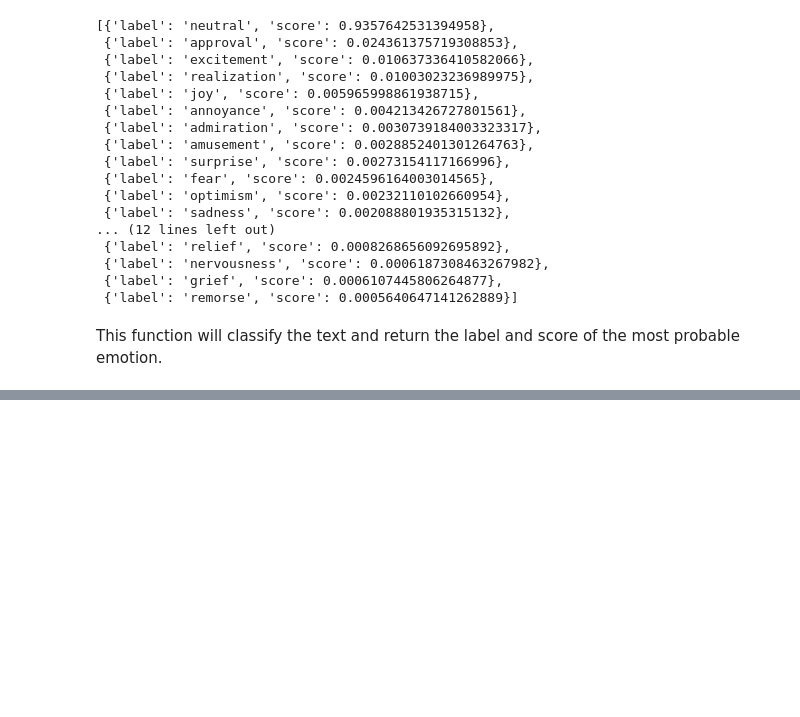
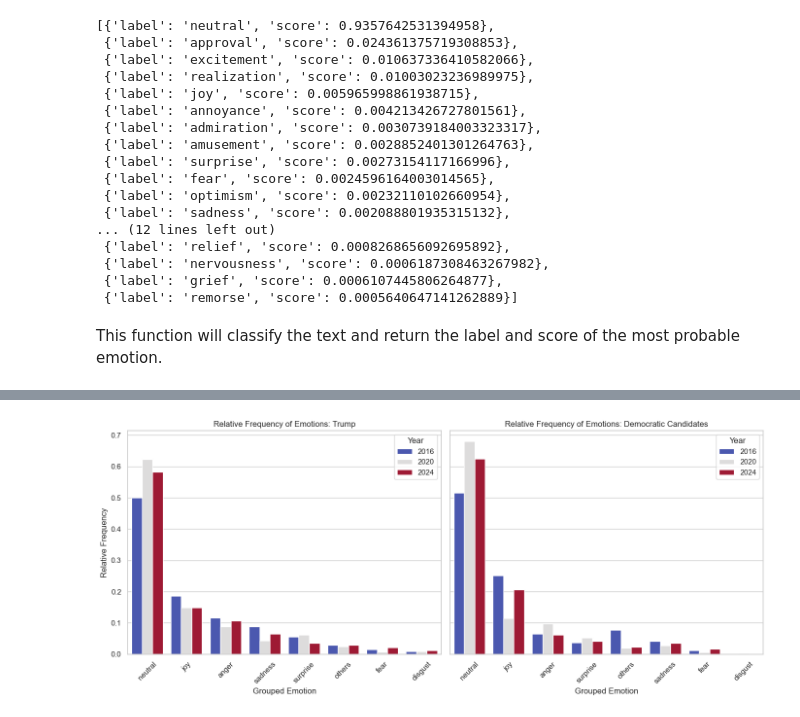
Before and after one commit to chiesastefano/politicalText, a Jupyter notebook: sample.ipynb, the cells around one changed output, grey strips where cells are left out. Cells and saved outputs as stored; diff of their text form; code cells hidden in the pictures; blank space fills up the shorter version.

Commit message:
Update
Graph with frequency

```diff
--- a/sample.ipynb
+++ b/sample.ipynb
@@ -230,0 +345,3 @@ Average score: 0.6978447681391637
+# %%
+df_freq = compute_relative_emotion_frequency(speeches_done, emotion_col="grouped_emotion")
+df_freq
@@ -230,0 +362,3 @@ Average score: 0.6978447681391637
+# %%
+df_freq_dem = compute_relative_emotion_frequency(speeches_done, emotion_col="grouped_emotion", democrat=1)
+df_freq_dem
@@ -230,0 +383,2 @@ Average score: 0.6978447681391637
+# %%
+avg_relative_frequency_dem = df_freq_dem.groupby(['Year', 'grouped_emotion'])['relative_frequency'].mean().reset_index()
@@ -230,0 +405,2 @@ Average score: 0.6978447681391637
+# %%
+avg_relative_frequency_trump = df_freq[df_freq['Speaker'] == 'Trump'].groupby(['Year', 'grouped_emotion'])['relative_frequency'].mean().reset_index()
@@ -230,0 +427,51 @@ Average score: 0.6978447681391637
+# %%
+import matplotlib.pyplot as plt
+import seaborn as sns
+
+# Calculate total frequency for each emotion
+total_frequency_trump = avg_relative_frequency_trump.groupby('grouped_emotion')['relative_frequency'].sum().reset_index()
+total_frequency_trump = total_frequency_trump.sort_values(by='relative_frequency', ascending=False)
+
+total_frequency_dem = avg_relative_frequency_dem.groupby('grouped_emotion')['relative_frequency'].sum().reset_index()
+total_frequency_dem = total_frequency_dem.sort_values(by='relative_frequency', ascending=False)
+
+# Reorder the emotions in both dataframes based on the total frequency
+ordered_emotions_trump = total_frequency_trump['grouped_emotion'].tolist()
+ordered_emotions_dem = total_frequency_dem['grouped_emotion'].tolist()
+
+avg_relative_frequency_trump['grouped_emotion'] = pd.Categorical(avg_relative_frequency_trump['grouped_emotion'],
+                                                                categories=ordered_emotions_trump,
+                                                                ordered=True)
+
+avg_relative_frequency_dem['grouped_emotion'] = pd.Categorical(avg_relative_frequency_dem['grouped_emotion'],
+                                                               categories=ordered_emotions_dem,
+                                                               ordered=True)
+
+# Set up the figure with two subplots (one for each)
+fig, axes = plt.subplots(1, 2, figsize=(14, 6), sharey=True)
+
+# Plot for Trump
+sns.barplot(data=avg_relative_frequency_trump, x='grouped_emotion', y='relative_frequency',
+            hue='Year', ax=axes[0], palette='coolwarm')
+axes[0].set_title('Relative Frequency of Emotions: Trump')
+axes[0].set_xlabel('Grouped Emotion')
+axes[0].set_ylabel('Relative Frequency')
+axes[0].tick_params(axis='x', rotation=45)  # Rotate x-axis labels for better readability
+axes[0].legend(title='Year')
+
+# Plot for Democratic candidates
+sns.barplot(data=avg_relative_frequency_dem, x='grouped_emotion', y='relative_frequency',
+            hue='Year', ax=axes[1], palette='coolwarm')
+axes[1].set_title('Relative Frequency of Emotions: Democratic Candidates')
+axes[1].set_xlabel('Grouped Emotion')
+axes[1].set_ylabel('Relative Frequency')
+axes[1].tick_params(axis='x', rotation=45)  # Rotate x-axis labels for better readability
+axes[1].legend(title='Year')
+
+# Adjust layout for better spacing
+plt.tight_layout()
+
+# Show the plot
+plt.show()
+# %% [output]
+[figure, added]
```
Also changed, not shown: parts of 16 cells of this notebook, 1 other file.
